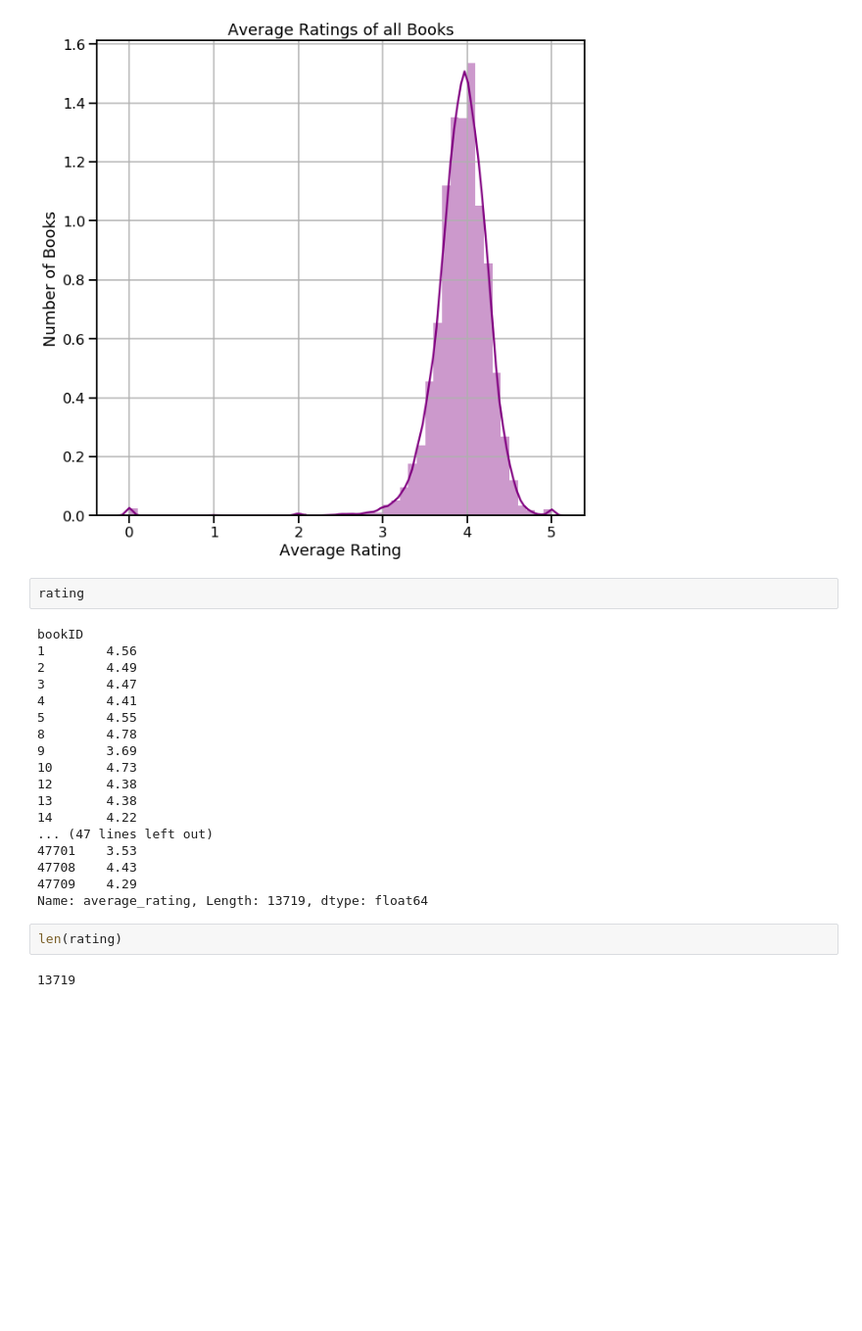
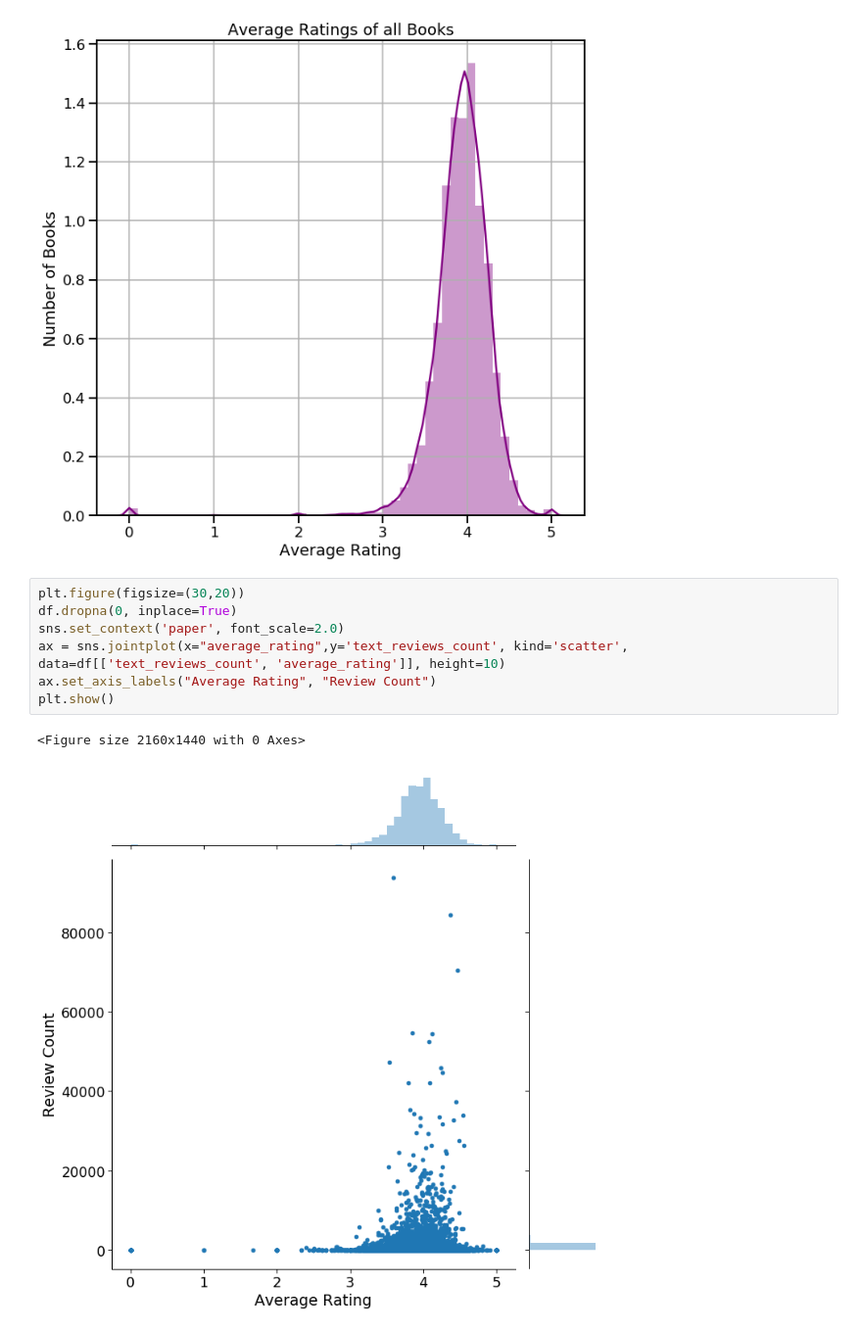
Before and after one commit to DanielPDWalker/Goodreads-Exploratory-Data-Analysis, a Jupyter notebook: Goodreadsbooks.ipynb, the cells around one changed output. Shown at 98% size. Saved outputs shown, nothing was run; the diff lists cells and outputs as text; blank space fills up the shorter version.

```diff
--- a/Goodreadsbooks.ipynb
+++ b/Goodreadsbooks.ipynb
@@ -297,27 +297,13 @@ ax.set_title("Average Ratings of all Books")
 ax.grid()
 # %% [output]
 [figure]
-# %%
-rating
-# %% [output]
-bookID
-1        4.56
-2        4.49
-3        4.47
-4        4.41
-5        4.55
-8        4.78
-9        3.69
-10       4.73
-12       4.38
-13       4.38
-14       4.22
-... (47 lines left out)
-47701    3.53
-47708    4.43
-47709    4.29
-Name: average_rating, Length: 13719, dtype: float64
-# %%
-len(rating)
-# %% [output]
-13719
+# %%
+plt.figure(figsize=(30,20))
+df.dropna(0, inplace=True)
+sns.set_context('paper', font_scale=2.0)
+ax = sns.jointplot(x="average_rating",y='text_reviews_count', kind='scatter',  data=df[['text_reviews_count', 'average_rating']], height=10)
+ax.set_axis_labels("Average Rating", "Review Count")
+plt.show()
+# %% [output]
+<Figure size 2160x1440 with 0 Axes>
+[figure, added]
```
Also changed, not shown: parts of 12 cells of this notebook.
